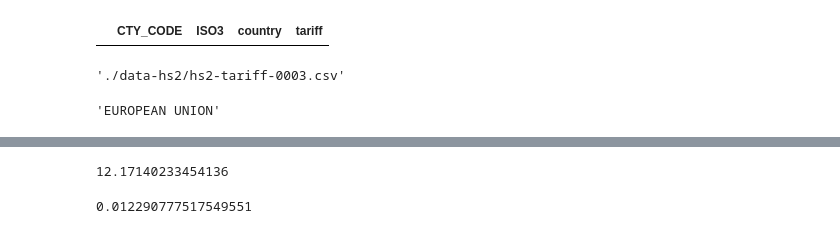
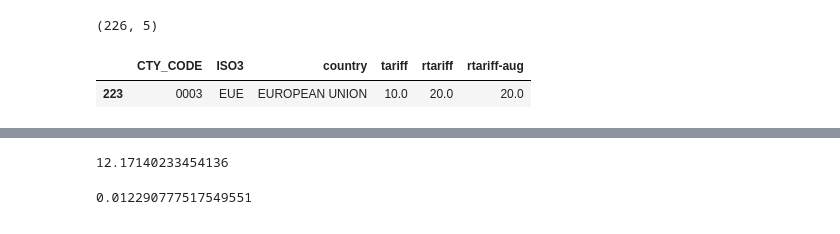
Before and after one commit to tradewartracker/trade-war-redux-2025, a Jupyter notebook: get-country-hs2-tariff.ipynb, the cells around one changed output, grey strips where cells are left out. Cells and saved outputs as stored; diff of their text form; code cells hidden in the pictures.

```diff
--- a/get-country-hs2-tariff.ipynb
+++ b/get-country-hs2-tariff.ipynb
@@ -36,11 +36,54 @@ country_list.loc[country_list["CTY_CODE"] == "1220", "tariff"] = 8.75
 country_list.loc[country_list["CTY_CODE"] == "2010", "tariff"] = 4.5
 
 country_list.loc[country_list["CTY_CODE"] == "0003", "tariff"] = 10.0
+
+recipricol = pd.read_csv('./tariff-lists/reciprocal-tariffs-annex-I.csv', dtype={'CTY_CODE': str})
+
+recipricol.rename(columns={"tariff_rate": "rtariff"}, inplace = True)
+
+country_list = pd.merge(left = country_list, right = recipricol[["rtariff", "CTY_CODE"]], on = "CTY_CODE", how = "left")
+
+country_list["rtariff"] = country_list["rtariff"].fillna(10.0)
+
+country_list.loc[country_list["CTY_CODE"] == "5700", "rtariff"] = 34.0
+
+country_list.loc[country_list["CTY_CODE"] == "5820", "rtariff"] = 34.0
 #IF EU you get 50 and you'll like it
+
+country_list["country"] = country_list["country"].str.upper()
+# %%
+country_list.shape
+# %% [output]
+(226, 5)
+# %%
+new_list = pd.read_csv('./tariff-lists/clean-august-7-tariffs.csv')
+
+new_list.rename({"country_name":"country"}, axis = 1, inplace = True)
+
+new_list["country"] = new_list["country"].str.upper()
+
+country_list = pd.merge(country_list, new_list, on="country", how="left")
+
+country_list["rtariff-aug"] = country_list["rtariff-aug"].fillna(country_list["rtariff"])
+
+country_list.loc[country_list["country"] == "EUROPEAN UNION", "rtariff-aug"] = 15.0
+
+country_list.loc[country_list["country"] == "KOREA, SOUTH", "rtariff-aug"] = 15.0
+
+country_list.loc[country_list["country"] == "INDIA", "rtariff-aug"] = 50.0
+# %%
+eu_iso3_codes = [
+    "AUT", "BEL", "BGR", "HRV", "CYP", "CZE", "DNK", "EST", "FIN",
+    "FRA", "DEU", "GRC", "HUN", "IRL", "ITA", "LVA", "LTU", "LUX",
+    "MLT", "NLD", "POL", "PRT", "ROU", "SVK", "SVN", "ESP", "SWE"
+]
+
+country_list.loc[country_list["ISO3"].isin(eu_iso3_codes), "rtariff-aug"] = 15.0
 # %%
-country_list[country_list["country"] == 'Palestine']
+country_list.loc[country_list["country"] == "EUROPEAN UNION"]
 # %% [output]
-|  | CTY_CODE | ISO3 | country | tariff |
+|  | CTY_CODE | ISO3 | country | tariff | rtariff | rtariff-aug |
+| 223 | 0003 | EUE | EUROPEAN UNION | 10.0 | 20.0 | 20.0 |
 # %%
 expemption_list = pd.read_csv('./tariff-lists/annex-II-exemptions.csv', dtype={'HTSUS': str})
 # these are the annex II exemptions from the reciprical tariff list
@@ -182,14 +241,6 @@ def get_all_imports(cnty_code, tariff):
 
 
     return df
-# %%
-f'./data-hs2/hs2-tariff-{row["CTY_CODE"]}.csv'
-# %% [output]
-'./data-hs2/hs2-tariff-0003.csv'
-# %%
-row['country']
-# %% [output]
-'EUROPEAN UNION'
 # %%
 for index, row in country_list.iterrows():
 
```
Also changed, not shown: parts of 2 cells of this notebook, 10 other files.
